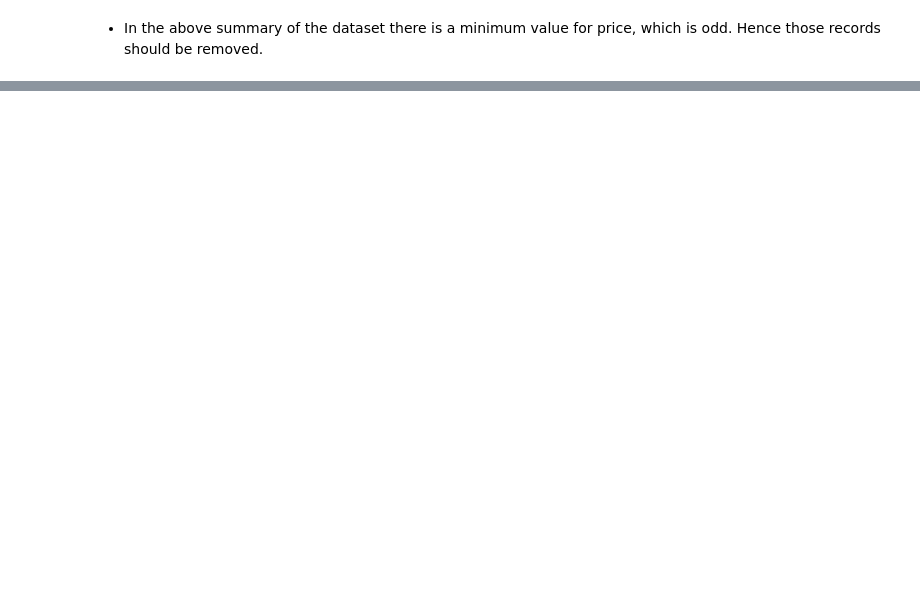
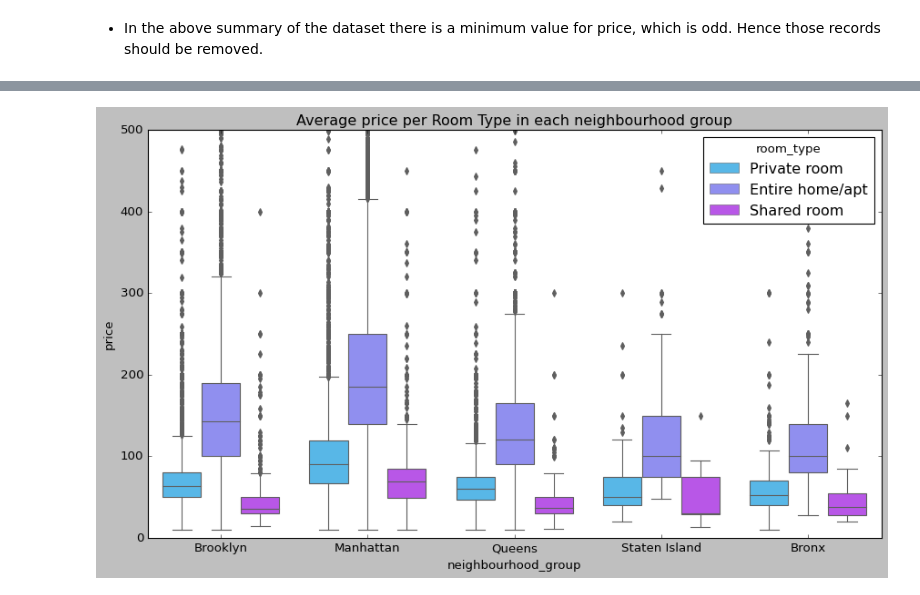
Before and after one commit to omkar-rayala/airbnb_analysis, a Jupyter notebook: airbnb.ipynb, the cells around one changed output, grey strips where cells are left out. Drawn from its saved outputs; the diff is of its cells as text; code cells hidden in the pictures; blank space fills up the shorter version.

```diff
--- a/airbnb.ipynb
+++ b/airbnb.ipynb
@@ -220,0 +255,8 @@ type_of_rooms.plot(fontsize = 15, kind ='pie', autopct="%1.1f%%",figsize = (9,9)
+# %%
+plt.style.use('classic')
+plt.figure(figsize=(13,7))
+plt.title("Average price per Room Type in each neighbourhood group")
+sns.boxplot(y="price",x ='neighbourhood_group',hue= df.room_type ,data = df[df.price<500],palette='cool')
+plt.show()
+# %% [output]
+[figure, added]
```
Also changed, not shown: parts of 10 cells of this notebook.
